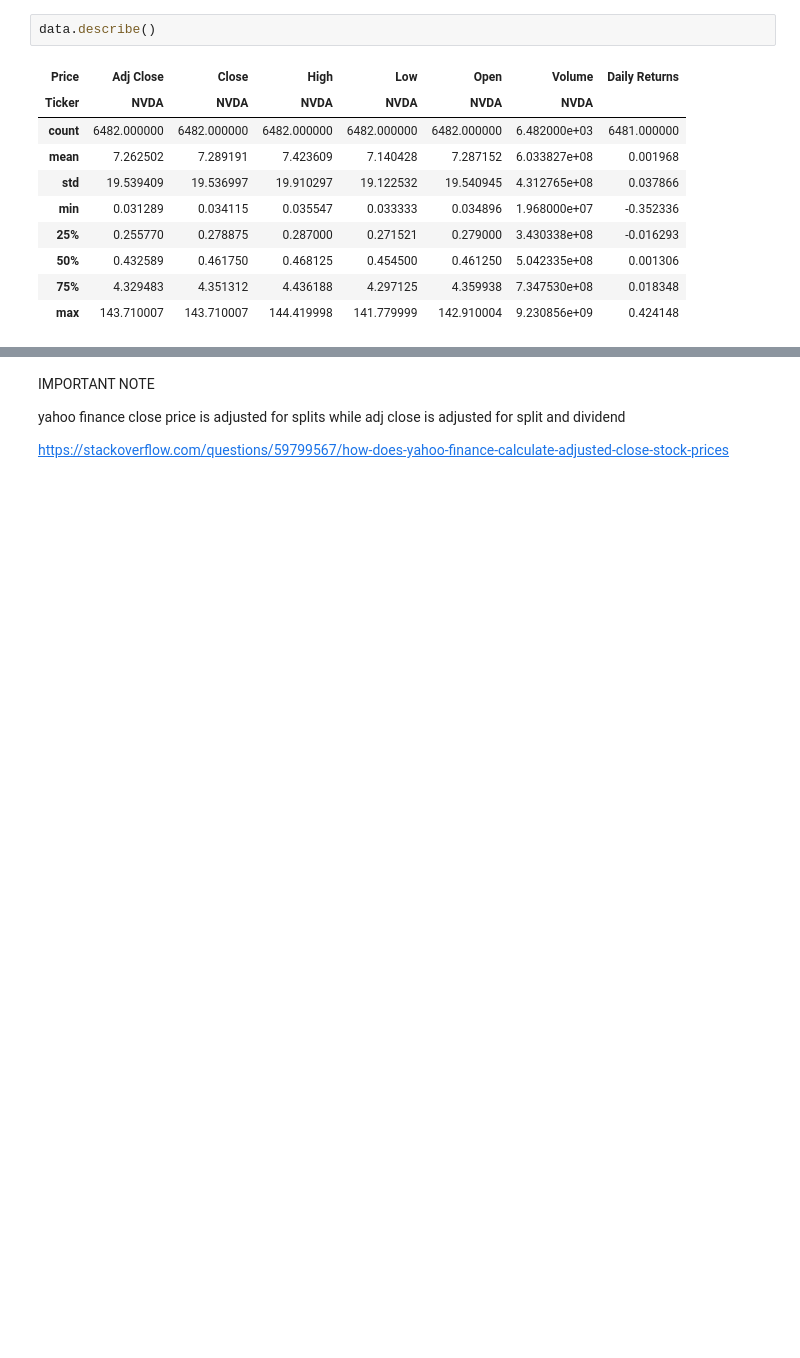
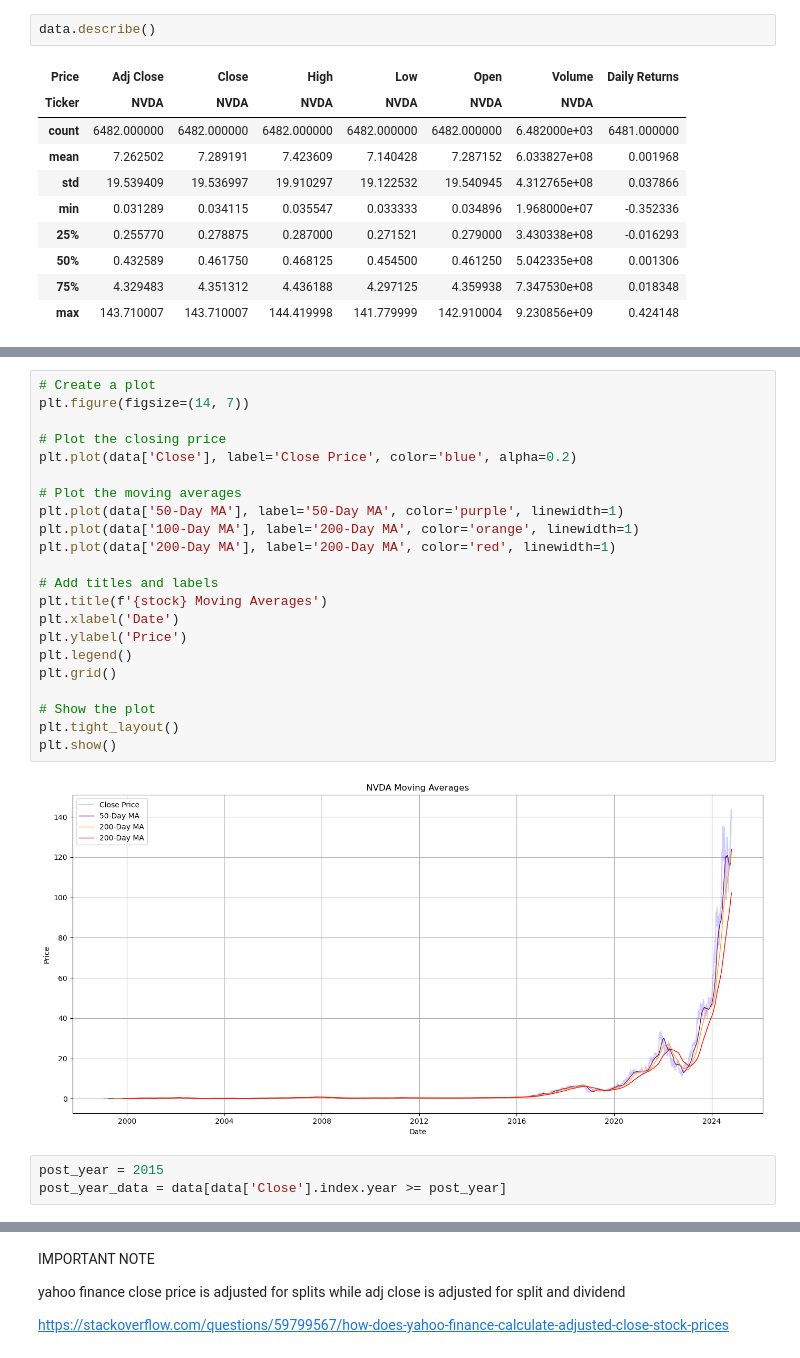
Before and after one commit to Zane564/Quant-Stuff, a Jupyter notebook: nvidia_analysis.ipynb, the cells around one changed output, grey strips where cells are left out. Drawn from its saved outputs; the diff is of its cells as text; blank space fills up the shorter version.

```diff
--- a/nvidia_analysis.ipynb
+++ b/nvidia_analysis.ipynb
@@ -213,0 +225,27 @@ plt.show()
+# %%
+# Create a plot
+plt.figure(figsize=(14, 7))
+
+# Plot the closing price
+plt.plot(data['Close'], label='Close Price', color='blue', alpha=0.2)
+
+# Plot the moving averages
+plt.plot(data['50-Day MA'], label='50-Day MA', color='purple', linewidth=1)
+plt.plot(data['100-Day MA'], label='200-Day MA', color='orange', linewidth=1)
+plt.plot(data['200-Day MA'], label='200-Day MA', color='red', linewidth=1)
+
+# Add titles and labels
+plt.title(f'{stock} Moving Averages')
+plt.xlabel('Date')
+plt.ylabel('Price')
+plt.legend()
+plt.grid()
+
+# Show the plot
+plt.tight_layout()
+plt.show()
+# %% [output]
+[figure, added]
+# %%
+post_year = 2015
+post_year_data = data[data['Close'].index.year >= post_year]
```
Also changed, not shown: parts of 49 cells of this notebook, 2 other files.
